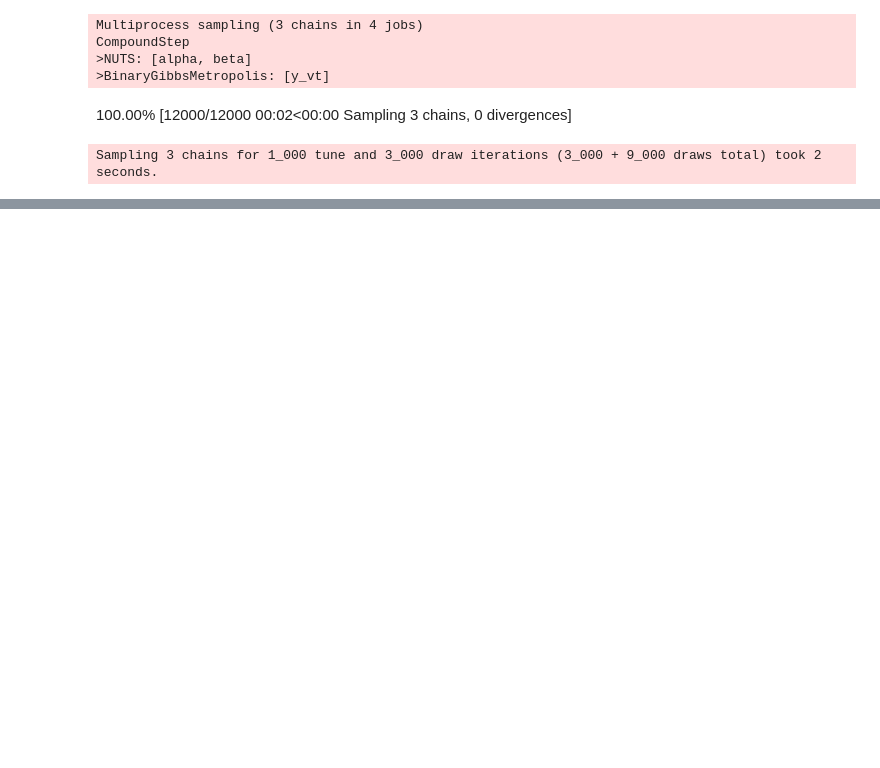
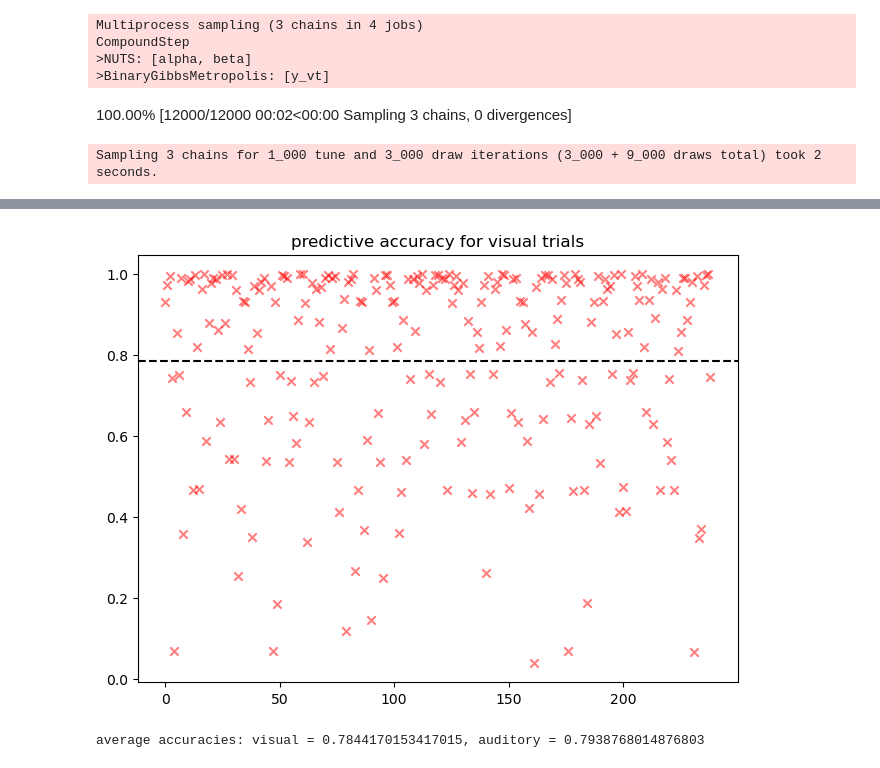
Before and after one commit to alazaydin/BMCM, a Jupyter notebook: BMCM.ipynb, the cells around one changed output, grey strips where cells are left out. Cells and saved outputs as stored; diff of their text form; code cells hidden in the pictures; blank space fills up the shorter version.

```diff
--- a/BMCM.ipynb
+++ b/BMCM.ipynb
@@ -1839,0 +1866,10 @@ ValueError: cannot reshape array of size 0 into shape (0)
+# %%
+plt.scatter(np.arange(np.shape(pred_acc)[1]), pred_acc[0,:], marker="x", color="r", alpha=0.5);
+plt.title("predictive accuracy for visual trials")
+plt.axhline(np.mean(pred_acc[0,:]),linestyle='--',c="k");
+# %% [output]
+[figure, added]
+# %%
+print("average accuracies: visual = {}, auditory = {}".format(np.mean(pred_acc[0,:]),np.mean(pred_acc[1,:])))
+# %% [output]
+average accuracies: visual = 0.7844170153417015, auditory = 0.7938768014876803
```
Also changed, not shown: parts of 58 cells of this notebook.
